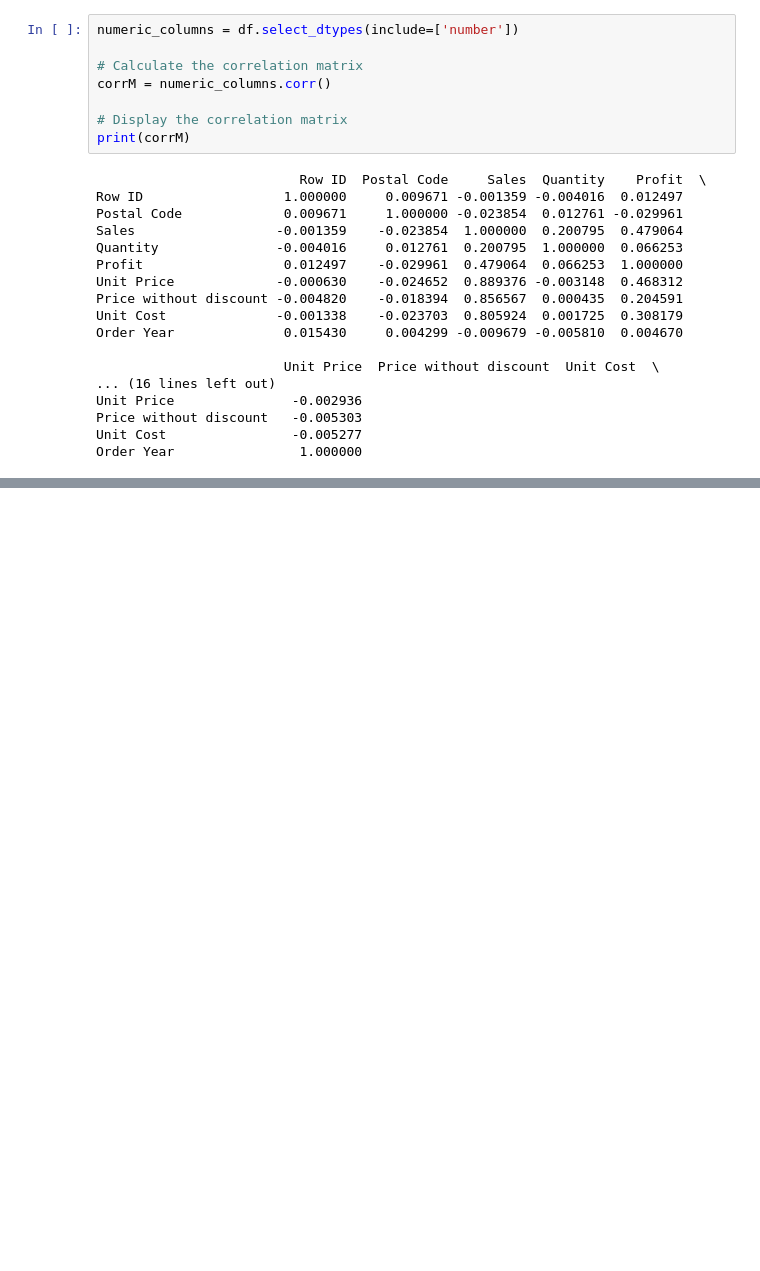
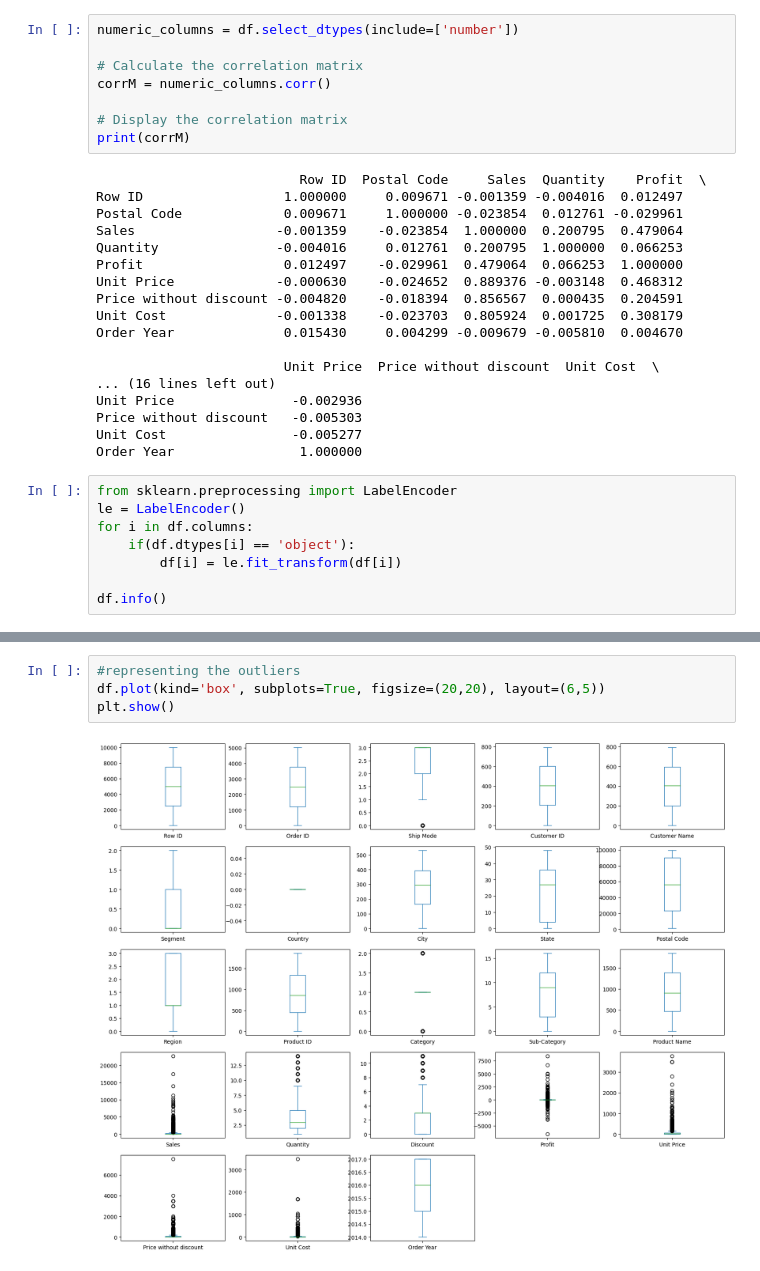
Before and after one commit to jmpealy/project-4-ML-integration, a Jupyter notebook: main.ipynb, the cells around one changed output, grey strips where cells are left out. Drawn from its saved outputs; the diff is of its cells as text; blank space fills up the shorter version.

```diff
--- a/main.ipynb
+++ b/main.ipynb
@@ -228,3 +259,11 @@ Unit Price               -0.002936
 Price without discount   -0.005303
 Unit Cost                -0.005277
 Order Year                1.000000
+# %%
+from sklearn.preprocessing import LabelEncoder
+le = LabelEncoder()
+for i in df.columns:
+    if(df.dtypes[i] == 'object'):
+        df[i] = le.fit_transform(df[i])
+
+df.info()
@@ -230,0 +288,6 @@ Order Year                1.000000
+# %%
+#representing the outliers
+df.plot(kind='box', subplots=True, figsize=(20,20), layout=(6,5))
+plt.show()
+# %% [output]
+[figure, added]
```
Also changed, not shown: parts of 8 cells of this notebook.
